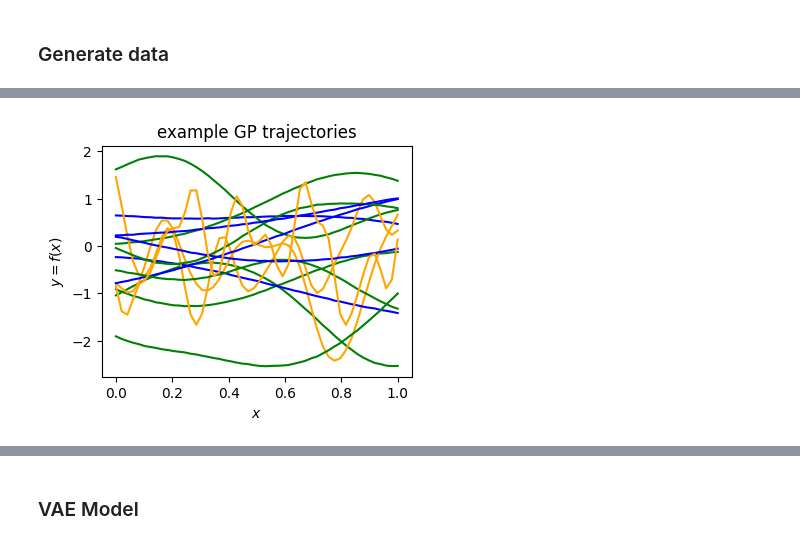
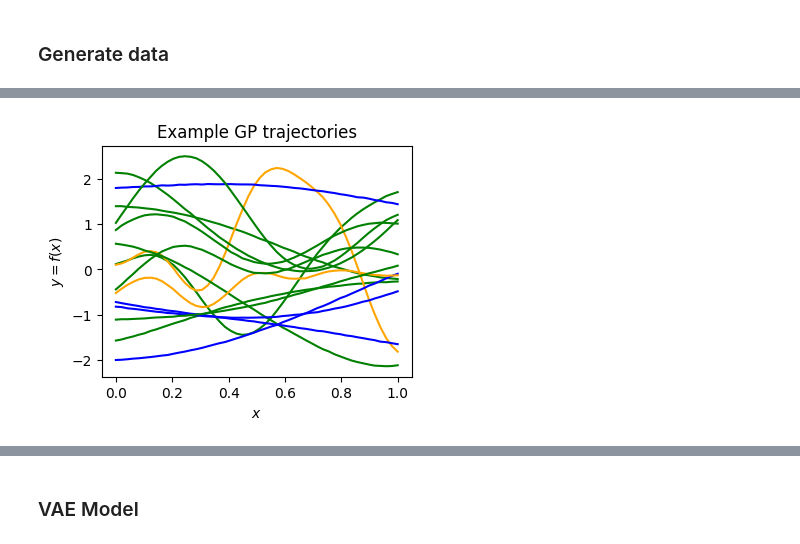
Before and after one commit to elizavetasemenova/PriorCVAE_JAX, a Jupyter notebook: examples/GP-PriorVAE.ipynb, the cells around one changed output, grey strips where cells are left out. Cells and saved outputs as stored; diff of their text form; code cells hidden in the pictures.

```diff
--- a/examples/GP-PriorVAE.ipynb
+++ b/examples/GP-PriorVAE.ipynb
@@ -117,19 +69,0 @@ plt.legend()
-# %%
-# check: what trajectories are we generating?
-
-fig, ax = plt.subplots(figsize=(4,3))
-for i in range(15):
-    if train_set.ls[i] <= 0.2:
-        col = 'orange'
-    elif train_set.ls[i] <= 0.6:
-        col = 'green'
-    else:
-        col = 'blue'
-    ax.plot(train_set.x[i], train_set.y[i], color=col)
-ax.set_xlabel('$x$')
-ax.set_ylabel('$y=f(x)$')
-ax.set_title('example GP trajectories')
-
-plt.show()
-# %% [output]
-[figure, removed]
@@ -135,0 +74,17 @@ plt.show()
+# %%
+fig, ax = plt.subplots(figsize=(4,3))
+for i in range(15):
+    if sample_ls_train[i] <= 0.2:
+        col = 'orange'
+    elif sample_ls_train[i] <= 0.6:
+        col = 'green'
+    else:
+        col = 'blue'
+    ax.plot(sample_x_train[i], sample_y_train[i], color=col)
+ax.set_xlabel('$x$')
+ax.set_ylabel('$y=f(x)$')
+ax.set_title('Example GP trajectories')
+
+plt.show()
+# %% [output]
+[figure, added]
```
Also changed, not shown: parts of 15 cells of this notebook, 8 other files.
